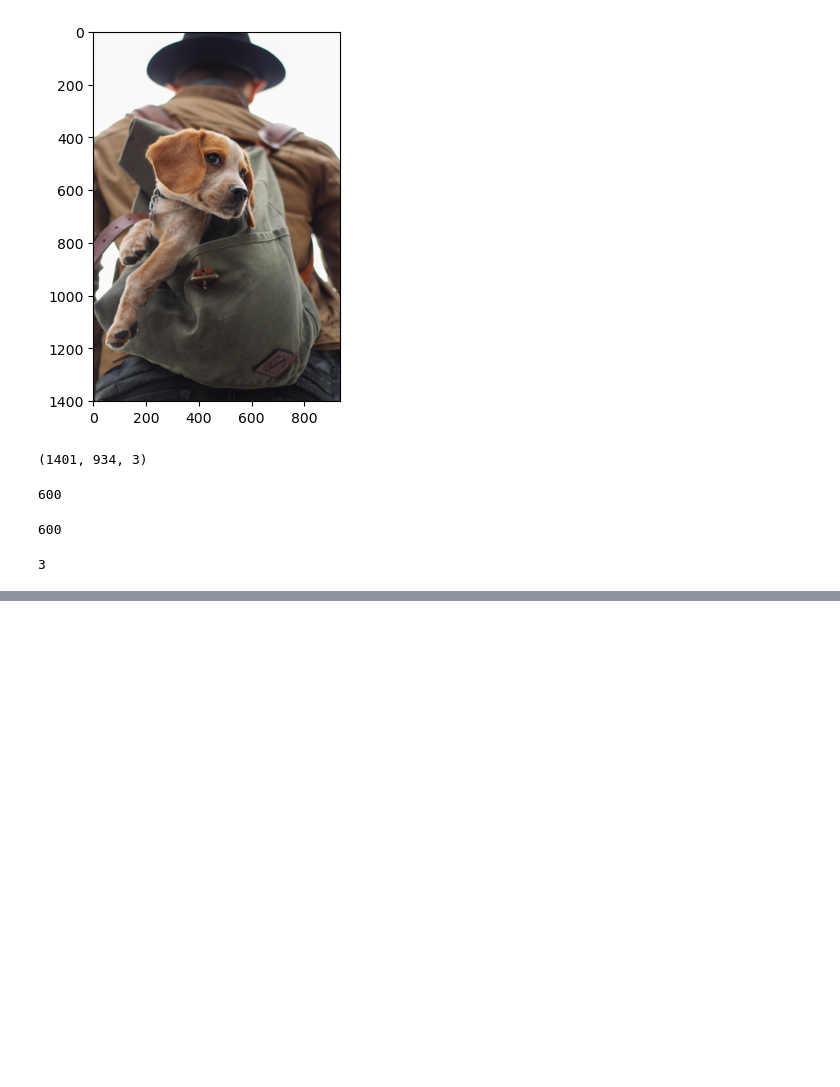
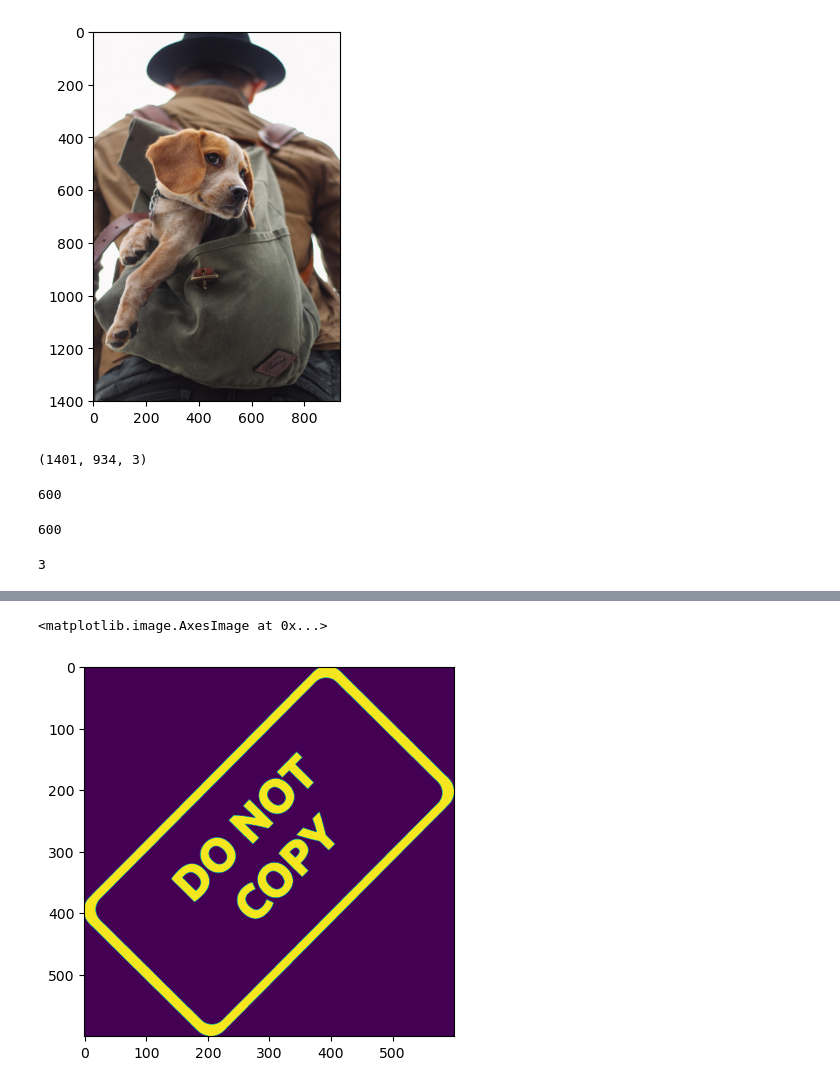
Before and after one commit to Inupa6677/computer-vision-new, a Jupyter notebook: blending 2 images.ipynb, the cells around one changed output, grey strips where cells are left out. Drawn from its saved outputs; the diff is of its cells as text; code cells hidden in the pictures; blank space fills up the shorter version.

```diff
--- a/blending 2 images.ipynb
+++ b/blending 2 images.ipynb
@@ -146,0 +166,7 @@ plt.imshow
+# %%
+mask_inv = cv2.bitwise_not(img2gray)
+# %%
+plt.imshow(mask_inv)
+# %% [output]
+<matplotlib.image.AxesImage at 0x...>
+[figure, added]
```
Also changed, not shown: parts of 16 cells of this notebook.
